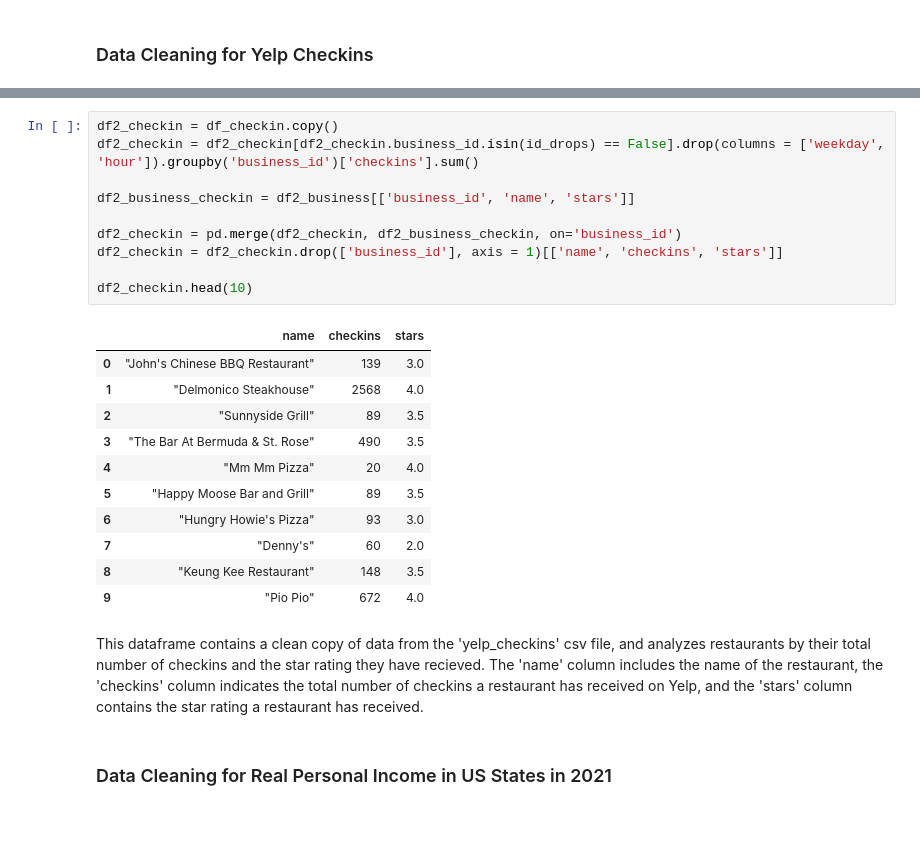
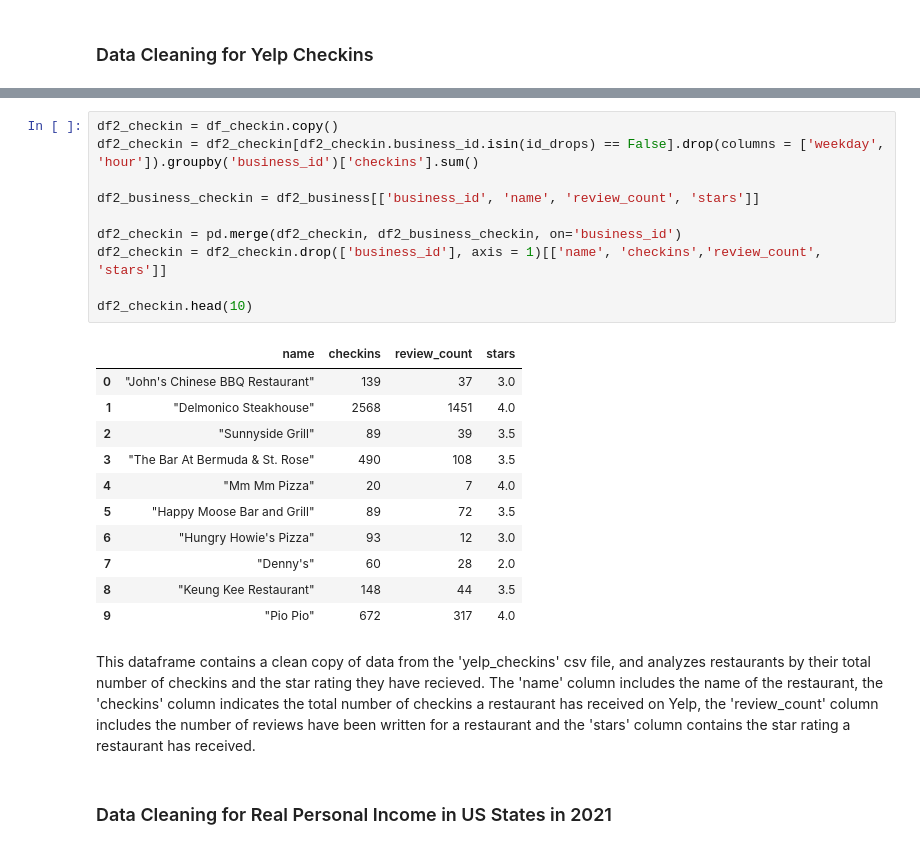
Before and after one commit to vvickychan/yelp-code, a Jupyter notebook: yelp.ipynb, the cells around one changed output, grey strips where cells are left out. Drawn from its saved outputs; the diff is of its cells as text; blank space fills up the shorter version.

Commit message:
Making some new dataframes
Exploring some more attributes that can be used for regressions

```diff
--- a/yelp.ipynb
+++ b/yelp.ipynb
@@ -218,27 +246,27 @@ This dataframe includes a clean copy of the business hours data where the restau
 # %%
 df2_checkin = df_checkin.copy()
 df2_checkin = df2_checkin[df2_checkin.business_id.isin(id_drops) == False].drop(columns = ['weekday', 'hour']).groupby('business_id')['checkins'].sum()
 
-df2_business_checkin = df2_business[['business_id', 'name', 'stars']]
+df2_business_checkin = df2_business[['business_id', 'name', 'review_count', 'stars']]
 
 df2_checkin = pd.merge(df2_checkin, df2_business_checkin, on='business_id')
-df2_checkin = df2_checkin.drop(['business_id'], axis = 1)[['name', 'checkins', 'stars']]
+df2_checkin = df2_checkin.drop(['business_id'], axis = 1)[['name', 'checkins','review_count', 'stars']]
 
 df2_checkin.head(10)
 # %% [output]
-|  | name | checkins | stars |
-| 0 | "John's Chinese BBQ Restaurant" | 139 | 3.0 |
-| 1 | "Delmonico Steakhouse" | 2568 | 4.0 |
-| 2 | "Sunnyside Grill" | 89 | 3.5 |
-| 3 | "The Bar At Bermuda & St. Rose" | 490 | 3.5 |
-| 4 | "Mm Mm Pizza" | 20 | 4.0 |
-| 5 | "Happy Moose Bar and Grill" | 89 | 3.5 |
-| 6 | "Hungry Howie's Pizza" | 93 | 3.0 |
-| 7 | "Denny's" | 60 | 2.0 |
-| 8 | "Keung Kee Restaurant" | 148 | 3.5 |
-| 9 | "Pio Pio" | 672 | 4.0 |
+|  | name | checkins | review_count | stars |
+| 0 | "John's Chinese BBQ Restaurant" | 139 | 37 | 3.0 |
+| 1 | "Delmonico Steakhouse" | 2568 | 1451 | 4.0 |
+| 2 | "Sunnyside Grill" | 89 | 39 | 3.5 |
+| 3 | "The Bar At Bermuda & St. Rose" | 490 | 108 | 3.5 |
+| 4 | "Mm Mm Pizza" | 20 | 7 | 4.0 |
+| 5 | "Happy Moose Bar and Grill" | 89 | 72 | 3.5 |
+| 6 | "Hungry Howie's Pizza" | 93 | 12 | 3.0 |
+| 7 | "Denny's" | 60 | 28 | 2.0 |
+| 8 | "Keung Kee Restaurant" | 148 | 44 | 3.5 |
+| 9 | "Pio Pio" | 672 | 317 | 4.0 |
 # %% [markdown]
-This dataframe contains a clean copy of data from the 'yelp_checkins' csv file, and analyzes restaurants by their total number of checkins and the star rating they have recieved. The 'name' column includes the name of the restaurant, the 'checkins' column indicates the total number of checkins a restaurant has received on Yelp, and the 'stars' column contains the star rating a restaurant has received.
+This dataframe contains a clean copy of data from the 'yelp_checkins' csv file, and analyzes restaurants by their total number of checkins and the star rating they have recieved. The 'name' column includes the name of the restaurant, the 'checkins' column indicates the total number of checkins a restaurant has received on Yelp, the 'review_count' column includes the number of reviews have been written for a restaurant and the 'stars' column contains the star rating a restaurant has received.
 # %% [markdown]
 ### Data Cleaning for Real Personal Income in US States in 2021
 # %%
```
Also changed, not shown: parts of 34 cells of this notebook.
